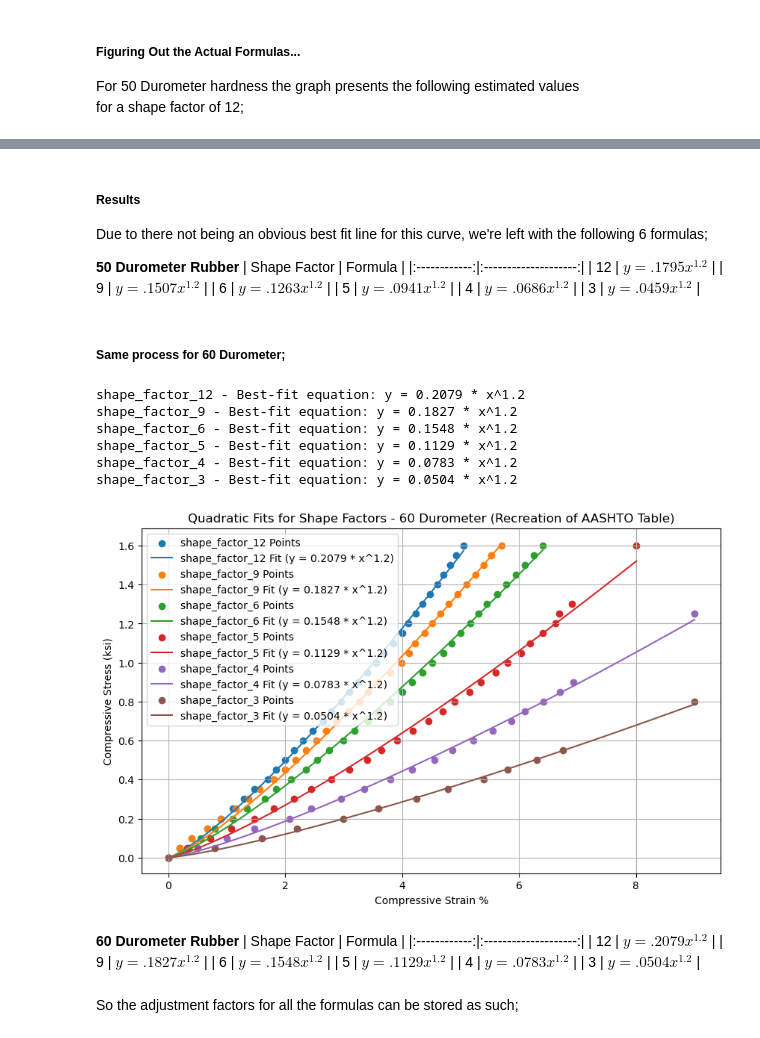
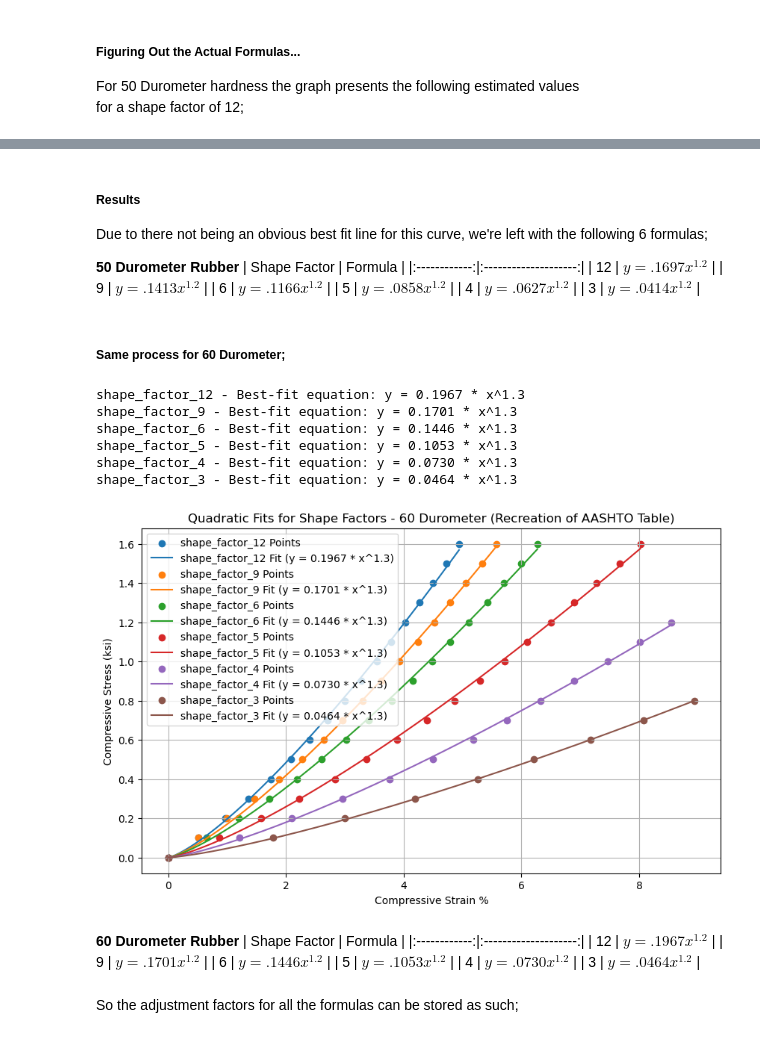
Before and after one commit to drparks71/civilpy, a Jupyter notebook: Notebooks/Bearings.ipynb, the cells around one changed output, grey strips where cells are left out. Drawn from its saved outputs; the diff is of its cells as text; code cells hidden in the pictures.

```diff
--- a/Notebooks/Bearings.ipynb
+++ b/Notebooks/Bearings.ipynb
@@ -504,7 +489,7 @@ dur_50_datasets = {
 # %%
 # Define the constrained quadratic function: y = a * x^2
 def constrained_quadratic_func(x, a):
-    return a * x**1.25
+    return a * x**1.3
 # %%
 # Plot all data and their corresponding fitted curves
 plt.figure(figsize=(10, 6));  # Set a larger figure size for better visualization
@@ -520,7 +505,7 @@ for label, data in dur_50_datasets.items():
     # Fit the quadratic curve (constrained to pass through (0, 0))
     params, _ = curve_fit(constrained_quadratic_func, x_vals, y_vals, p0=(0.5,))
     a = params[0]
-    print(f"{label} - Best-fit equation: y = {a:.4f} * x^1.2")
+    print(f"{label} - Best-fit equation: y = {a:.4f} * x^1.3")
 
     # Generate the fitted curve
     x_fit = np.linspace(0, max(x_vals), 500)
@@ -528,7 +513,7 @@ for label, data in dur_50_datasets.items():
 
     # Plot the data points and fitted curve
     plt.scatter(x_vals, y_vals, label=f"{label} Points")
-    plt.plot(x_fit, y_fit, label=f"{label} Fit (y = {a:.4f} * x^1.2)")
+    plt.plot(x_fit, y_fit, label=f"{label} Fit (y = {a:.4f} * x^1.3)")
 
 # Add labels, legend, and grid
 plt.title('Quadratic Fits for Shape Factors - 50 Durometer (Recreation of AASHTO Table)')
@@ -586,12 +572,12 @@ with the following 6 formulas;
 **50 Durometer Rubber**
 | Shape Factor |        Formula       |
 |:------------:|:--------------------:|
-|      12      | $ y = .1795x^{1.2} $ |
-|      9       | $ y = .1507x^{1.2} $ |
-|      6       | $ y = .1263x^{1.2} $ |
-|      5       | $ y = .0941x^{1.2} $ |
-|      4       | $ y = .0686x^{1.2} $ |
-|      3       | $ y = .0459x^{1.2} $ |
+|      12      | $ y = .1697x^{1.2} $ |
+|      9       | $ y = .1413x^{1.2} $ |
+|      6       | $ y = .1166x^{1.2} $ |
+|      5       | $ y = .0858x^{1.2} $ |
+|      4       | $ y = .0627x^{1.2} $ |
+|      3       | $ y = .0414x^{1.2} $ |
 # %% [markdown]
 ##### Same process for 60 Durometer;
 # %%
@@ -654,52 +627,52 @@ dur_60_datasets = {
 # Plot all data and their corresponding fitted curves
 plt.figure(figsize=(10, 6));  # Set a larger figure size for better visualization
 
 for label, data in dur_60_datasets.items():
     # Flip the data (swap x and y)
     flipped_data = [(y, x) for x, y in data]
 
     # Extract flipped x and y
     x_vals = np.array([x[0] for x in flipped_data])
     y_vals = np.array([x[1] for x in flipped_data])
 
     # Fit the quadratic curve (constrained to pass through (0, 0))
     params, _ = curve_fit(constrained_quadratic_func, x_vals, y_vals, p0=(0.5,))
     a = params[0]
-    print(f"{label} - Best-fit equation: y = {a:.4f} * x^1.2")
+    print(f"{label} - Best-fit equation: y = {a:.4f} * x^1.3")
 
     # Generate the fitted curve
     x_fit = np.linspace(0, max(x_vals), 500)
     y_fit = constrained_quadratic_func(x_fit, a)
 
     # Plot the data points and fitted curve
     plt.scatter(x_vals, y_vals, label=f"{label} Points")
-    plt.plot(x_fit, y_fit, label=f"{label} Fit (y = {a:.4f} * x^1.2)")
+    plt.plot(x_fit, y_fit, label=f"{label} Fit (y = {a:.4f} * x^1.3)")
 
 # Add labels, legend, and grid
 plt.title('Quadratic Fits for Shape Factors - 60 Durometer (Recreation of AASHTO Table)')
 plt.xlabel('Compressive Strain %')
 plt.ylabel('Compressive Stress (ksi)')
 plt.legend()
 plt.grid(True)
 plt.show()
 # %% [output]
-shape_factor_12 - Best-fit equation: y = 0.2079 * x^1.2
-shape_factor_9 - Best-fit equation: y = 0.1827 * x^1.2
-shape_factor_6 - Best-fit equation: y = 0.1548 * x^1.2
-shape_factor_5 - Best-fit equation: y = 0.1129 * x^1.2
-shape_factor_4 - Best-fit equation: y = 0.0783 * x^1.2
-shape_factor_3 - Best-fit equation: y = 0.0504 * x^1.2
+shape_factor_12 - Best-fit equation: y = 0.1967 * x^1.3
+shape_factor_9 - Best-fit equation: y = 0.1701 * x^1.3
+shape_factor_6 - Best-fit equation: y = 0.1446 * x^1.3
+shape_factor_5 - Best-fit equation: y = 0.1053 * x^1.3
+shape_factor_4 - Best-fit equation: y = 0.0730 * x^1.3
+shape_factor_3 - Best-fit equation: y = 0.0464 * x^1.3
-[figure, old version]
+[figure, new version]
 # %% [markdown]
 **60 Durometer Rubber**
 | Shape Factor |        Formula       |
 |:------------:|:--------------------:|
-|      12      | $ y = .2079x^{1.2} $ |
-|      9       | $ y = .1827x^{1.2} $ |
-|      6       | $ y = .1548x^{1.2} $ |
-|      5       | $ y = .1129x^{1.2} $ |
-|      4       | $ y = .0783x^{1.2} $ |
-|      3       | $ y = .0504x^{1.2} $ |
+|      12      | $ y = .1967x^{1.2} $ |
+|      9       | $ y = .1701x^{1.2} $ |
+|      6       | $ y = .1446x^{1.2} $ |
+|      5       | $ y = .1053x^{1.2} $ |
+|      4       | $ y = .0730x^{1.2} $ |
+|      3       | $ y = .0464x^{1.2} $ |
 # %% [markdown]
 So the adjustment factors for all the formulas can be stored as such;
 # %%
```
Also changed, not shown: parts of 23 cells of this notebook.
